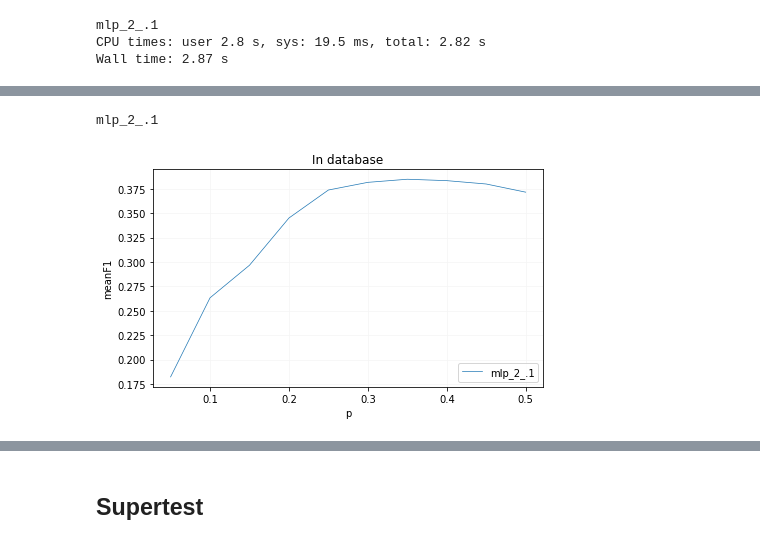
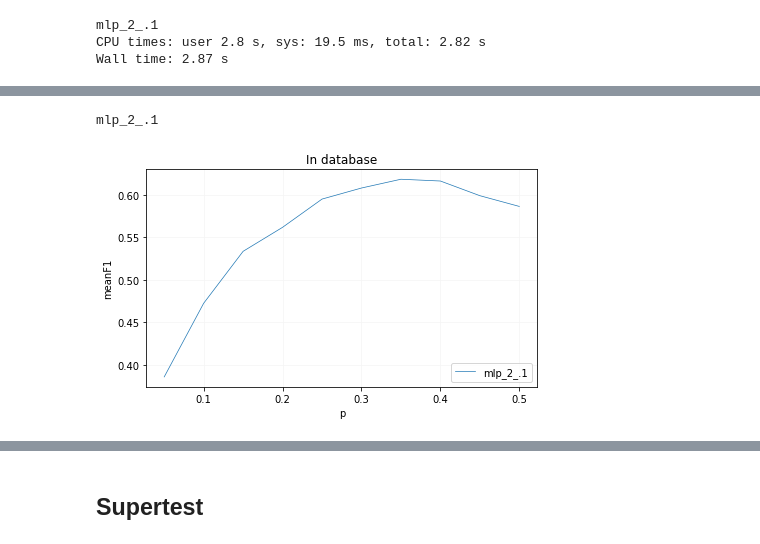
Before and after one commit to michal-stary/missing-peaks-prediction, a Jupyter notebook: real_pipeline_test/feedforward_model_MLP-supertest.ipynb, the cells around one changed output, grey strips where cells are left out. Cells and saved outputs as stored; diff of their text form; code cells hidden in the pictures.

```diff
--- a/real_pipeline_test/feedforward_model_MLP-supertest.ipynb
+++ b/real_pipeline_test/feedforward_model_MLP-supertest.ipynb
@@ -14,11 +18,21 @@ wv_path = f"gas2vec/{kind}.model"
 
 data_train_path =f"{base}/{dataset}/{kind}/train.msp"
 data_val_path =f"{base}/{dataset}/{kind}/val.msp"
-data_test_path =f"{base}/{dataset}/{kind}/test.msp"
+data_test_path =f"../data/{dataset}/{kind}/test.msp"
+
+data_nist_rcx1_only_path = "../data/nist/nist_rcx1_only/train.msp"
+data_nist_rcx2_only_path = "../data/nist/nist_rcx2_only/train.msp"
+
+data_rcx1_nonist_path = "../data/nist/rcx1_no_nist/train.msp"
+data_rcx2_nonist_path = "../data/nist/rcx2_no_nist/train.msp"
 
 
-data_rcx1_path = "../data/nist/rcx1_no_nist/train.msp"
-data_rcx2_path = "../data/nist/rcx2_no_nist/train.msp"
+data_rcx2_path = "../data/rcx_gc-orbitrap_metabolites_20210817.msp"
+data_rcx1_path = "../data/recetox_gc-ei_ms_20201028.msp"
+
+
+
+data_derivatized_path = "/storage/brno1-cerit/projects/msml/mg_neims_branch/MassGenie/data/NIST/NIST20_deriv/NIST20_deriv.msp"
 
 data_realtest_path = get_galaxy_filename('Aplcms12', base, ["enh", "pred"])
 
@@ -65,0 +90,7 @@ documents_rcx2, spectrums_rcx2 = load_process_documents(data_rcx2_path)
+# %%
+# load original test set, take only derivatized compounds
+derivatized_inchis = set([spec.metadata["inchikey"] for spec in spectrums_derivatized])
+
+_, spectrums_test = load_process_documents(data_test_path)
+spectrums_derivatized_test = [spec for spec in spectrums_test if spec.metadata["inchikey"] in derivatized_inchis]
+spectrums_non_derivatized_test = [spec for spec in spectrums_test if spec.metadata["inchikey"] not in derivatized_inchis]
@@ -276,11 +443,11 @@ mlp_2_.1
 # %%
 orderer_f = lambda x: (x.split("_")[1], x.split("_")[2][1])
 hue_f = lambda x: [1,3,5,8].index(int(x.split("_")[2][1]))
-_, scores_test = model_selection_random(P_FOLDER, "fixed_libtest2", predictors={best_p_name: predictors[best_p_name]})
+_, scores_test = model_selection_random(P_FOLDER, "fixed_derivatized_nist_test", predictors={best_p_name: predictors[best_p_name]})
 plot_scores(scores_test, metrics="mf1", x=probs, grouper_f=lambda x: x.split("_")[1],
             orderer_f=orderer_f,hue_f=hue_f,
             title= "De novo" if kind=="de_novo" else "In database",
             xlabel= "p", ylabel="meanF1")
 # %% [output]
 mlp_2_.1
-[figure, old version]
+[figure, new version]
```
Also changed, not shown: parts of 21 cells of this notebook, 1 other file.
